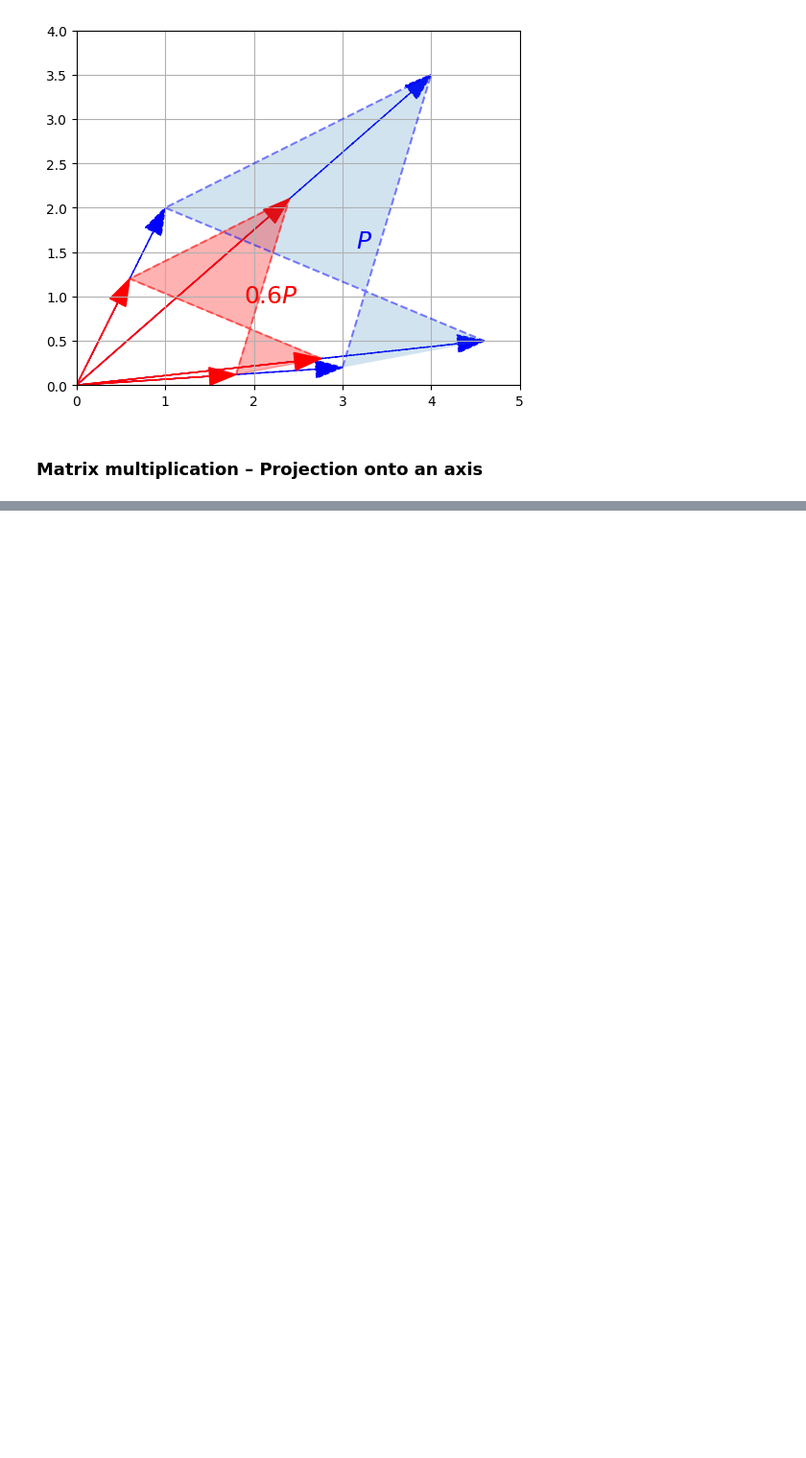
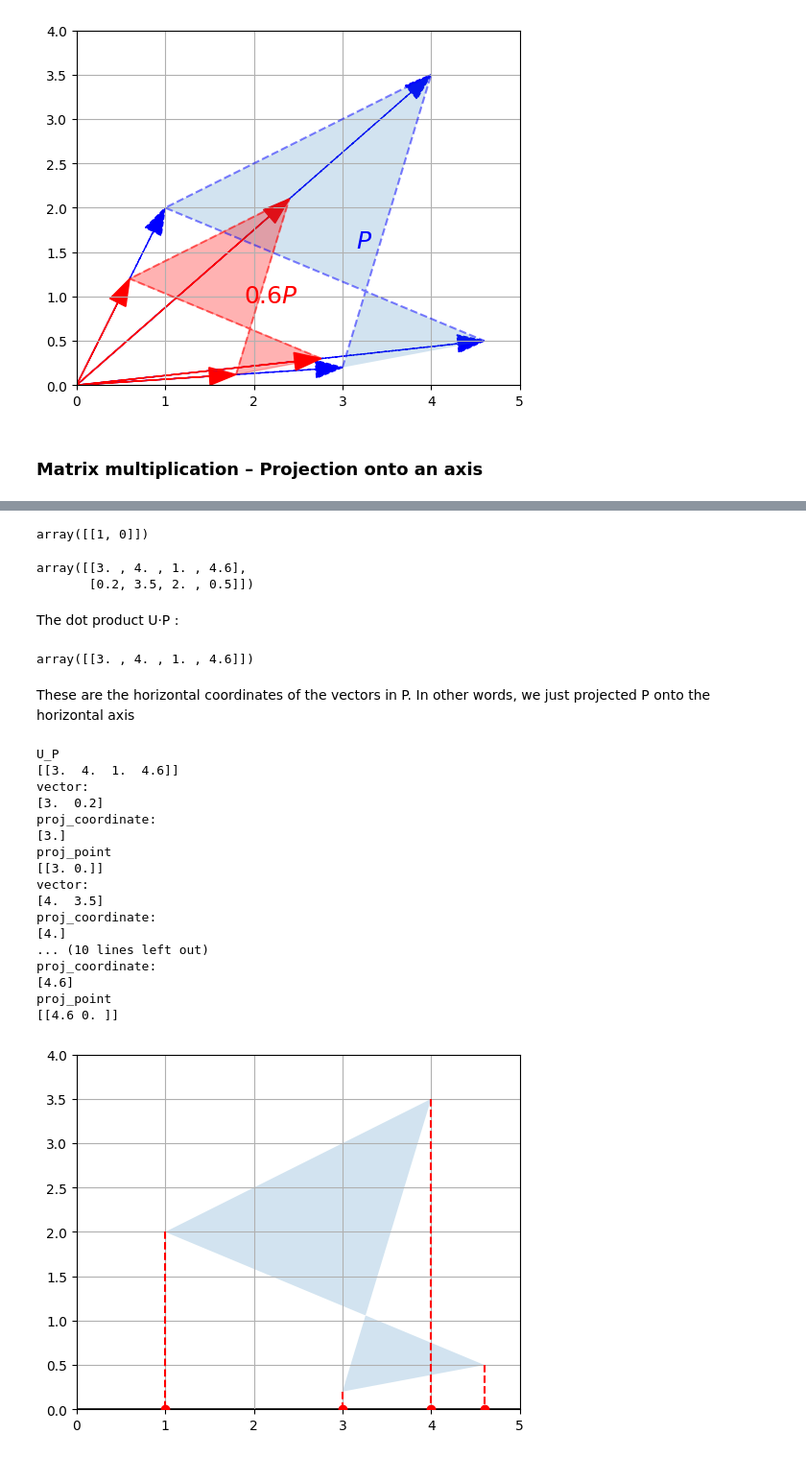
Before and after one commit to badiibayoudh/Machine-learning, a Jupyter notebook: linear_algebra.ipynb, the cells around one changed output, grey strips where cells are left out. Shown: that part at 96% size. Saved outputs shown, nothing was run; the diff lists cells and outputs as text; code cells hidden in the pictures; blank space fills up the shorter version.

```diff
--- a/linear_algebra.ipynb
+++ b/linear_algebra.ipynb
@@ -554,0 +561,68 @@ plt.show()
+# %%
+U = np.array([[1, 0]])
+U
+# %% [output]
+array([[1, 0]])
+# %%
+P
+# %% [output]
+array([[3. , 4. , 1. , 4.6],
+       [0.2, 3.5, 2. , 0.5]])
+# %% [markdown]
+The dot product  U⋅P :
+# %%
+U @ P
+# %% [output]
+array([[3. , 4. , 1. , 4.6]])
+# %% [markdown]
+These are the horizontal coordinates of the vectors in P. In other words, we just projected P onto the horizontal axis
+# %%
+def plot_projection(U, P):
+    U_P = U @ P
+
+    print('U_P')
+    print(U_P)
+
+    axis_end = 100 * U
+    plot_vector2d(axis_end[0], color="black")
+
+    #plt.gca().add_artist(Polygon(P.T, alpha=0.2))
+
+    plt.gca().add_artist(Polygon(P.T, alpha=0.2))
+    for vector, proj_coordinate in zip(P.T, U_P.T):
+        print('vector:')
+        print(vector)
+        print('proj_coordinate:')
+        print(proj_coordinate)
+        proj_point = proj_coordinate * U
+        print('proj_point')
+        print(proj_point)
+        plt.plot(proj_point[0][0], proj_point[0][1], "ro", zorder=10)
+        plt.plot([vector[0], proj_point[0][0]], [vector[1], proj_point[0][1]],
+                 "r--", zorder=10)
+
+    plt.axis([0, 5, 0, 4])
+    plt.gca().set_aspect("equal")
+    plt.grid()
+    plt.show()
+
+plot_projection(U, P)
+# %% [output]
+U_P
+[[3.  4.  1.  4.6]]
+vector:
+[3.  0.2]
+proj_coordinate:
+[3.]
+proj_point
+[[3. 0.]]
+vector:
+[4.  3.5]
+proj_coordinate:
+[4.]
+... (10 lines left out)
+proj_coordinate:
+[4.6]
+proj_point
+[[4.6 0. ]]
+[figure, added]
```
Also changed, not shown: parts of 6 cells of this notebook.
